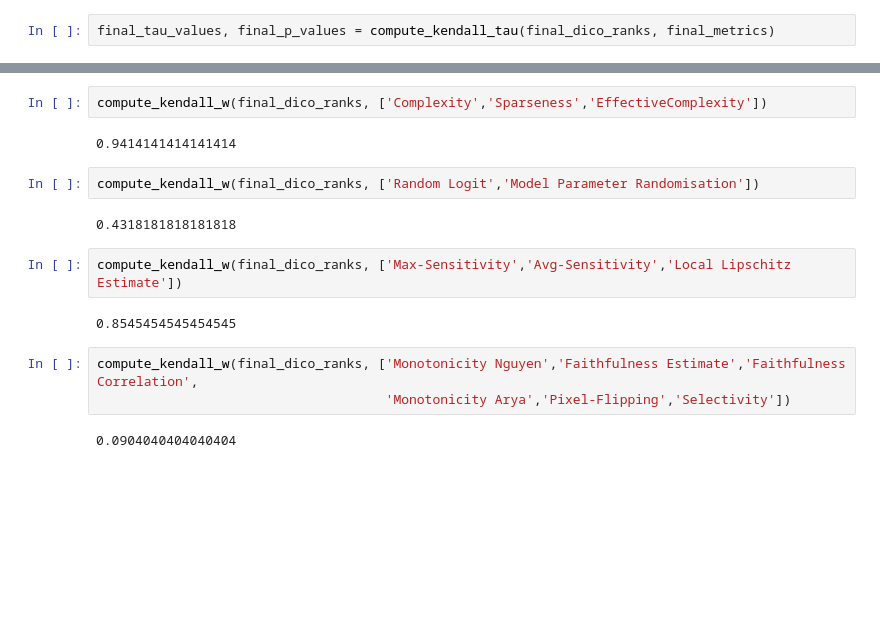
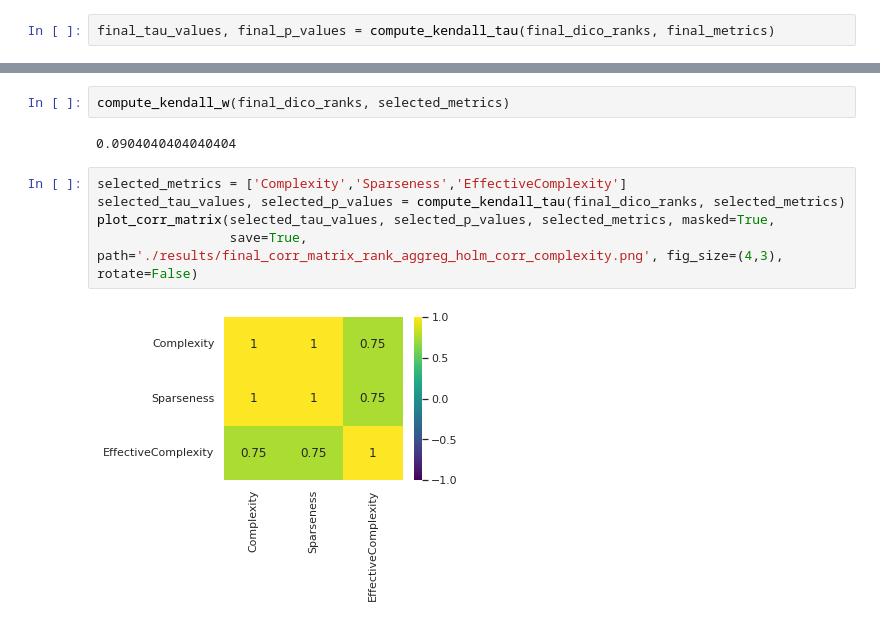
Before and after one commit to multitel-ai/Evaluation-XAI-Metrics-GD6-TRAIL, a Jupyter notebook: XAI_analysis_correlations_rank_aggreg.ipynb, the cells around one changed output, grey strips where cells are left out. Cells and saved outputs as stored; diff of their text form; blank space fills up the shorter version.

```diff
--- a/XAI_analysis_correlations_rank_aggreg.ipynb
+++ b/XAI_analysis_correlations_rank_aggreg.ipynb
@@ -329,17 +366,11 @@ plot_corr_matrix(final_tau_values, final_p_values, final_metrics, masked=True,
 # %%
-compute_kendall_w(final_dico_ranks, ['Complexity','Sparseness','EffectiveComplexity'])
+compute_kendall_w(final_dico_ranks, selected_metrics)
 # %% [output]
-0.9414141414141414
+0.0904040404040404
-# %%
-compute_kendall_w(final_dico_ranks, ['Random Logit','Model Parameter Randomisation'])
-# %% [output]
-0.4318181818181818
-# %%
-compute_kendall_w(final_dico_ranks, ['Max-Sensitivity','Avg-Sensitivity','Local Lipschitz Estimate'])
-# %% [output]
-0.8545454545454545
-# %%
-compute_kendall_w(final_dico_ranks, ['Monotonicity Nguyen','Faithfulness Estimate','Faithfulness Correlation',
-                                     'Monotonicity Arya','Pixel-Flipping','Selectivity'])
-# %% [output]
-0.0904040404040404
+# %%
+selected_metrics = ['Complexity','Sparseness','EffectiveComplexity']
+selected_tau_values, selected_p_values = compute_kendall_tau(final_dico_ranks, selected_metrics)
+plot_corr_matrix(selected_tau_values, selected_p_values, selected_metrics, masked=True,
+                 save=True, path='./results/final_corr_matrix_rank_aggreg_holm_corr_complexity.png', fig_size=(4,3), rotate=False)
+# %% [output]
+[figure, added]
```
Also changed, not shown: parts of 13 cells of this notebook, 6 other files.
